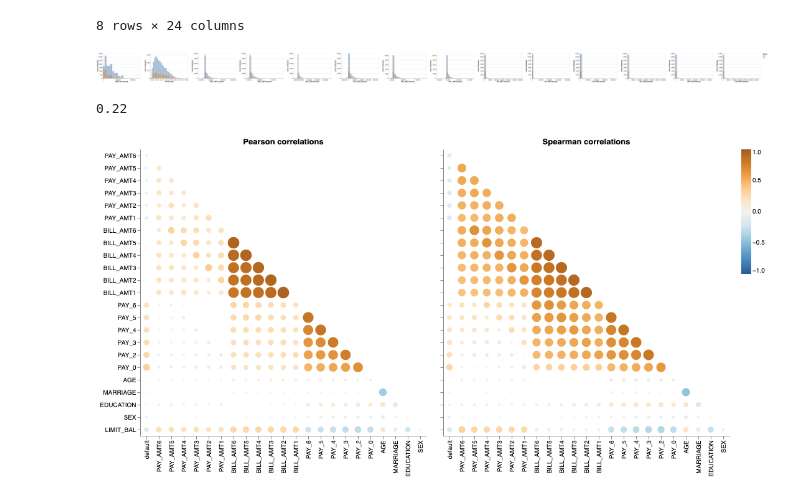
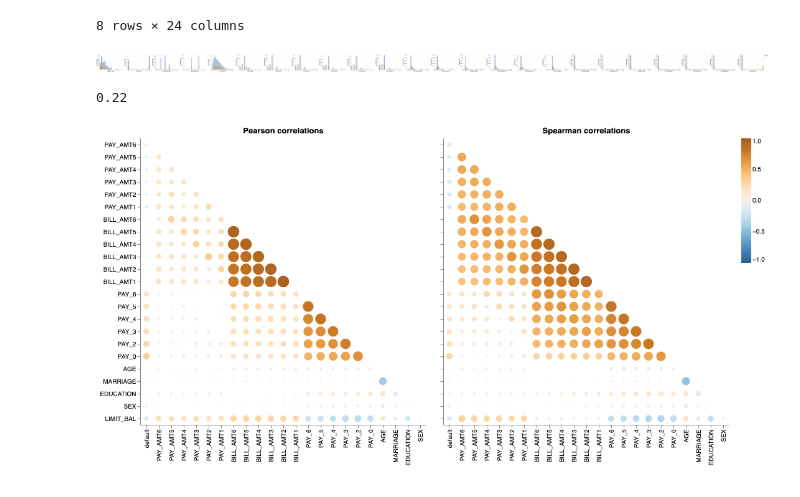
Before and after one commit to UBC-MDS/DSCI_573_lab4_PENG_GAOXIANG, a Jupyter notebook: lab4.ipynb, the cells around one changed output. Drawn from its saved outputs; the diff is of its cells as text; code cells hidden in the pictures.

```diff
--- a/lab4.ipynb
+++ b/lab4.ipynb
@@ -235,24 +245,21 @@ train_df.describe()
 | max | 1000000.000000 | 2.000000 | 5.000000 | 3.000000 | 79.000000 | 8.000000 | 8.000000 | 8.000000 | 7.000000 | 7.000000 | ... |
 8 rows × 24 columns
 # %%
-# plot distributions of selected numerical column
-numeric_columns = ['LIMIT_BAL','AGE',
-                   'BILL_AMT1','BILL_AMT2','BILL_AMT3','BILL_AMT4','BILL_AMT5','BILL_AMT6',
-                   'PAY_AMT1','PAY_AMT2','PAY_AMT3','PAY_AMT4','PAY_AMT5','PAY_AMT6']
+# plot distributions of all columns per two targets
 
 plot_dis_num = alt.Chart(train_df).mark_bar(opacity=0.5).encode(
     alt.X(alt.repeat(), type='quantitative', bin=alt.Bin(maxbins=40)),
     alt.Y('count()',stack= False),
     alt.Color('default:N')
 ).properties(
     width=300,
     height=200
-).repeat(numeric_columns
+).repeat(list(train_df.columns)
 )
 
 plot_dis_num
 # %% [output]
-[figure, old version]
+[figure, new version]
 # %%
 # calculate percentage of default payment for next month
 round(sum(train_df['default'])/train_df.shape[0],2)
```
Also changed, not shown: parts of 6 cells of this notebook.
